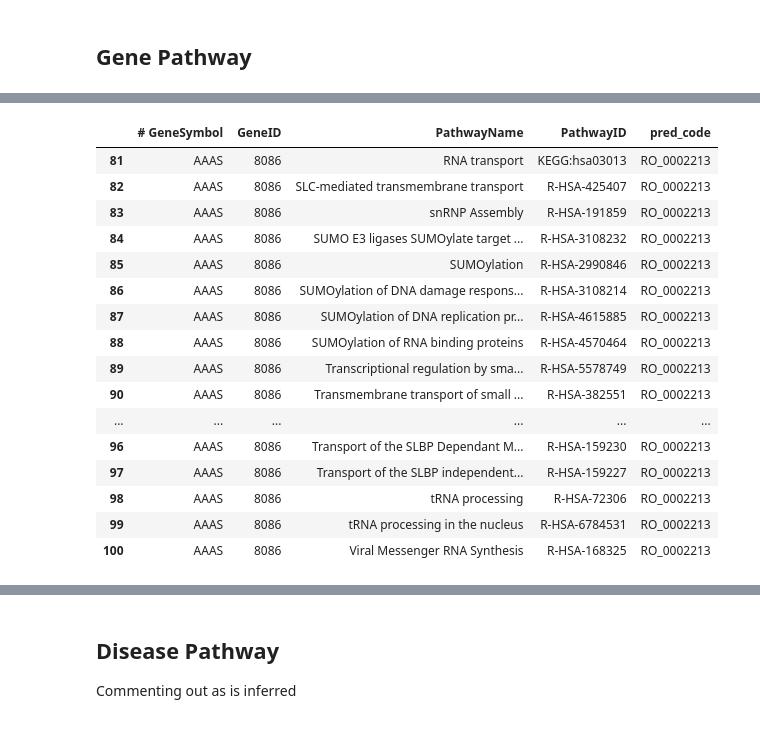
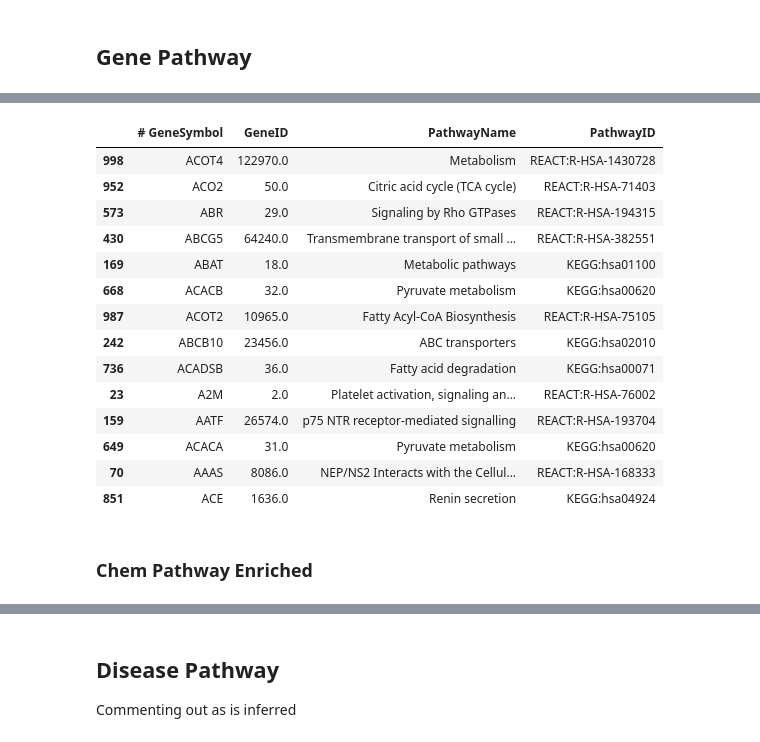
Before and after one commit to colemai/msc-thesis, a Jupyter notebook: ctd-to-nt/ctd-to-nt.ipynb, the cells around one changed output, grey strips where cells are left out. Saved outputs shown, nothing was run; the diff lists cells and outputs as text; code cells hidden in the pictures.

```diff
--- a/ctd-to-nt/ctd-to-nt.ipynb
+++ b/ctd-to-nt/ctd-to-nt.ipynb
@@ -429,7 +366,25 @@ subprocess.call('echo "Begin Gene-Path" >> log.txt', shell=True)
 # %%
 # Read in CTD sample, skipping the intro rows
-df_gp = pd.read_csv('csvs/CTD_genes_pathways.csv', skiprows=27 )
+df_gp = pd.read_csv('csvs/CTD_genes_pathways.csv', skiprows=27, nrows=1000 )
 df_gp = df_gp.drop(0)
+# %%
+df_gp.sample(14)
+# %% [output]
+|  | # GeneSymbol | GeneID | PathwayName | PathwayID |
+| 998 | ACOT4 | 122970.0 | Metabolism | REACT:R-HSA-1430728 |
+| 952 | ACO2 | 50.0 | Citric acid cycle (TCA cycle) | REACT:R-HSA-71403 |
+| 573 | ABR | 29.0 | Signaling by Rho GTPases | REACT:R-HSA-194315 |
+| 430 | ABCG5 | 64240.0 | Transmembrane transport of small ... | REACT:R-HSA-382551 |
+| 169 | ABAT | 18.0 | Metabolic pathways | KEGG:hsa01100 |
+| 668 | ACACB | 32.0 | Pyruvate metabolism | KEGG:hsa00620 |
+| 987 | ACOT2 | 10965.0 | Fatty Acyl-CoA Biosynthesis | REACT:R-HSA-75105 |
+| 242 | ABCB10 | 23456.0 | ABC transporters | KEGG:hsa02010 |
+| 736 | ACADSB | 36.0 | Fatty acid degradation | KEGG:hsa00071 |
+| 23 | A2M | 2.0 | Platelet activation, signaling an... | REACT:R-HSA-76002 |
+| 159 | AATF | 26574.0 | p75 NTR receptor-mediated signalling | REACT:R-HSA-193704 |
+| 649 | ACACA | 31.0 | Pyruvate metabolism | KEGG:hsa00620 |
+| 70 | AAAS | 8086.0 | NEP/NS2 Interacts with the Cellul... | REACT:R-HSA-168333 |
+| 851 | ACE | 1636.0 | Renin secretion | KEGG:hsa04924 |
 # %%
 # Must make some quick refinements to ensure resulting URLs work
 df_gp['GeneID'] = df_gp['GeneID'].fillna(0).astype(int)
@@ -448,24 +403,6 @@ df_gp['PathwayID'] = df_gp.PathwayID.astype(str)
 df_gp['pred_code'] = df_gp.pred_code.astype(str)
 # %%
 df_gp.iloc[80:100]
-# %% [output]
-|  | # GeneSymbol | GeneID | PathwayName | PathwayID | pred_code |
-| 81 | AAAS | 8086 | RNA transport | KEGG:hsa03013 | RO_0002213 |
-| 82 | AAAS | 8086 | SLC-mediated transmembrane transport | R-HSA-425407 | RO_0002213 |
-| 83 | AAAS | 8086 | snRNP Assembly | R-HSA-191859 | RO_0002213 |
-| 84 | AAAS | 8086 | SUMO E3 ligases SUMOylate target ... | R-HSA-3108232 | RO_0002213 |
-| 85 | AAAS | 8086 | SUMOylation | R-HSA-2990846 | RO_0002213 |
-| 86 | AAAS | 8086 | SUMOylation of DNA damage respons... | R-HSA-3108214 | RO_0002213 |
-| 87 | AAAS | 8086 | SUMOylation of DNA replication pr... | R-HSA-4615885 | RO_0002213 |
-| 88 | AAAS | 8086 | SUMOylation of RNA binding proteins | R-HSA-4570464 | RO_0002213 |
-| 89 | AAAS | 8086 | Transcriptional regulation by sma... | R-HSA-5578749 | RO_0002213 |
-| 90 | AAAS | 8086 | Transmembrane transport of small ... | R-HSA-382551 | RO_0002213 |
-| ... | ... | ... | ... | ... | ... |
-| 96 | AAAS | 8086 | Transport of the SLBP Dependant M... | R-HSA-159230 | RO_0002213 |
-| 97 | AAAS | 8086 | Transport of the SLBP independent... | R-HSA-159227 | RO_0002213 |
-| 98 | AAAS | 8086 | tRNA processing | R-HSA-72306 | RO_0002213 |
-| 99 | AAAS | 8086 | tRNA processing in the nucleus | R-HSA-6784531 | RO_0002213 |
-| 100 | AAAS | 8086 | Viral Messenger RNA Synthesis | R-HSA-168325 | RO_0002213 |
 # %%
 # # Painstakingly split the predicates into the available RO/GO predicates... will do only a
 # # partial job as am in proof of concept stage and Ontology may change [ only clearest effects]
@@ -490,3 +427,5 @@ pred_col = 'pred_code'
 obj_url_2 = 'http://identifiers.org/kegg.pathway/'
 
 convert_df_nt(df_gp, 'output_gp.nt', subj_url, subj_col, obj_url, obj_col, pred_col, ['KEGG:',obj_url_2])
+# %% [markdown]
+### Chem Pathway Enriched
```
Also changed, not shown: parts of 19 cells of this notebook, 2 other files.
